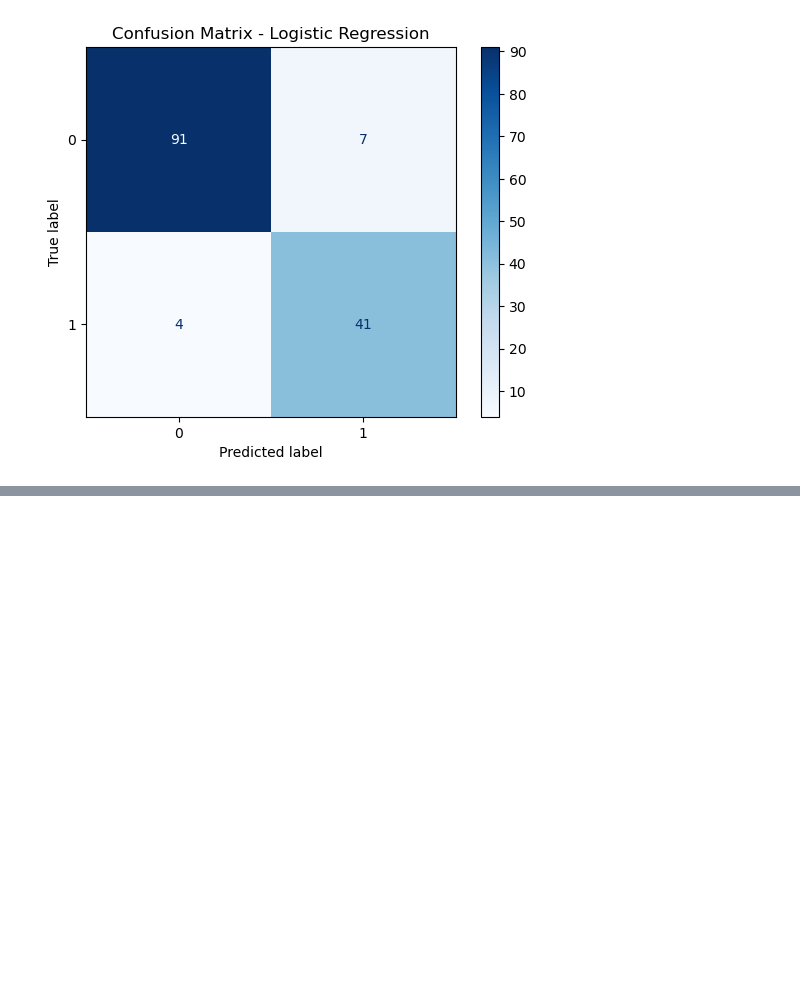
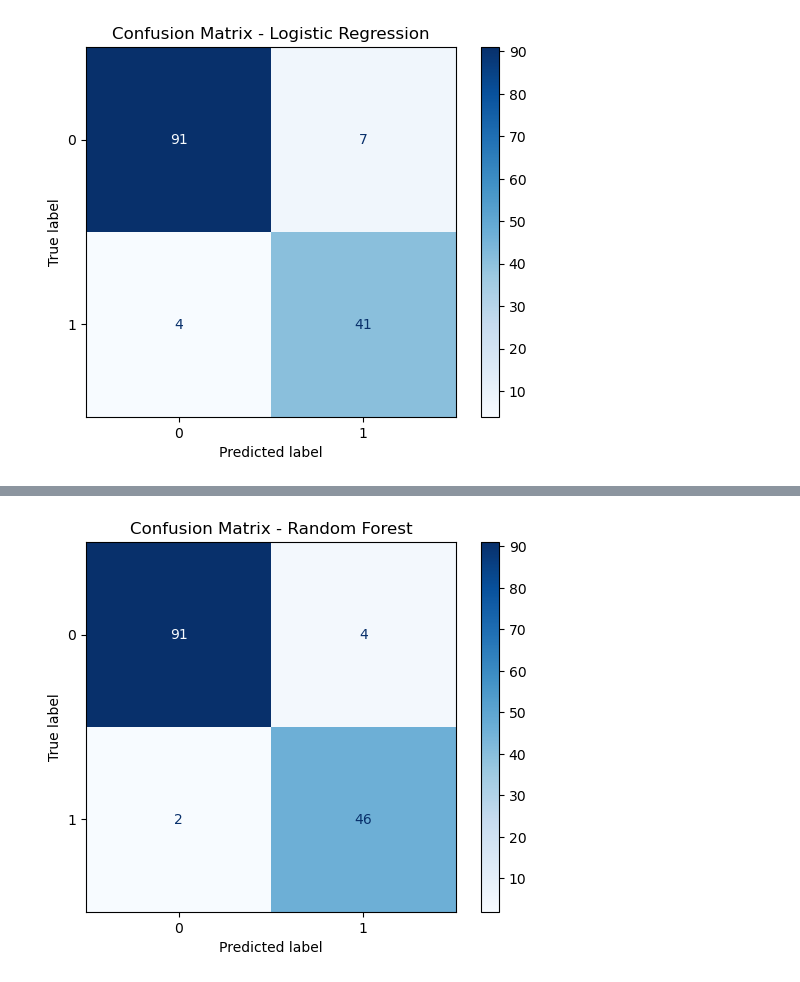
Before and after one commit to ninacunha/DataScienceGeneExpression, a Jupyter notebook: project.ipynb, the cells around one changed output, grey strips where cells are left out. Drawn from its saved outputs; the diff is of its cells as text; code cells hidden in the pictures; blank space fills up the shorter version.

Commit message:
started on the random forest model

```diff
--- a/project.ipynb
+++ b/project.ipynb
@@ -117,15 +117,14 @@ for i, (train_index, test_index) in enumerate(kf.split(X, y)):
     X_train, X_test = X.iloc[train_index], X.iloc[test_index]
     y_train, y_test = y.iloc[train_index], y.iloc[test_index]
 
-    # Standardize the data
+    # standardize the data
     scaler = StandardScaler()
     X_train_scaled = scaler.fit_transform(X_train)
     X_train = pd.DataFrame(X_train_scaled, columns=X_train.columns, index=X_train.index)
     X_test_scaled = scaler.transform(X_test)
     X_test = pd.DataFrame(X_test_scaled, columns=X_test.columns, index=X_test.index)
 
-    # Remove highly correlated features
-    corr_matrix = X.corr().abs()
+    corr_matrix = X_train.corr().abs()
     upper_triangle = corr_matrix.where(np.triu(np.ones(corr_matrix.shape), k=1).astype(bool))
 
     # drop the features that have a correlation above 0.8
@@ -146,7 +145,6 @@ for i, (train_index, test_index) in enumerate(kf.split(X, y)):
     accuracy = accuracy_score(y_test, predictions_class)
     accuracy_scores[accuracy] = X_cleaned.columns
     accuracy_model[accuracy] = model
-    # print("Accuracy:", accuracy)
 # %% [output]
 Optimization terminated successfully.
          Current function value: 0.113789
@@ -274,0 +259,5 @@ print("Max Accuracy Score", max(accuracy_scores))
+# %%
+scores = accuracy_scores[max(accuracy_scores)]
+scores_sorted = scores.sort_values(by='importance', ascending=False)
+top5 = scores_sorted.head(5)
+print(top5)
@@ -274,0 +271,3 @@ print("Max Accuracy Score", max(accuracy_scores))
+# %%
+RF_feature_names = top5.index.tolist()
+RF_feature_names
@@ -274,0 +280,21 @@ print("Max Accuracy Score", max(accuracy_scores))
+# %%
+X_features = X[RF_feature_names]
+
+X_trainRF, X_testRF, y_trainRF, y_testRF = train_test_split(X_features,
+                                                    y,
+                                                    random_state=67,
+                                                    test_size=0.25,
+                                                    shuffle=True)
+RF_model = RC(max_features=5,
+             n_estimators=1000,
+             max_depth=5,
+#             min_samples_leaf=2,
+            max_leaf_nodes=3,
+             bootstrap=True,
+             random_state=67)
+RF_model.fit(X_trainRF, y_trainRF)
+predictions_RF = RF_model.predict(X_testRF)
+accuracy_RF = accuracy_score(predictions_RF, y_testRF)
+print("accuracy", accuracy_RF)
+RF_conf = confusion_table(predictions_RF, y_testRF)
+RF_conf
@@ -274,0 +307,9 @@ print("Max Accuracy Score", max(accuracy_scores))
+# %%
+labels = ['Benign', 'Malignant'] if 'B' in y_test.values else None
+
+disp_lr = ConfusionMatrixDisplay(confusion_matrix=np.array(RF_conf), display_labels=labels)
+disp_lr.plot(cmap=plt.cm.Blues)
+plt.title("Confusion Matrix - Random Forest")
+plt.show()
+# %% [output]
+[figure, added]
```
Also changed, not shown: parts of 6 cells of this notebook.
